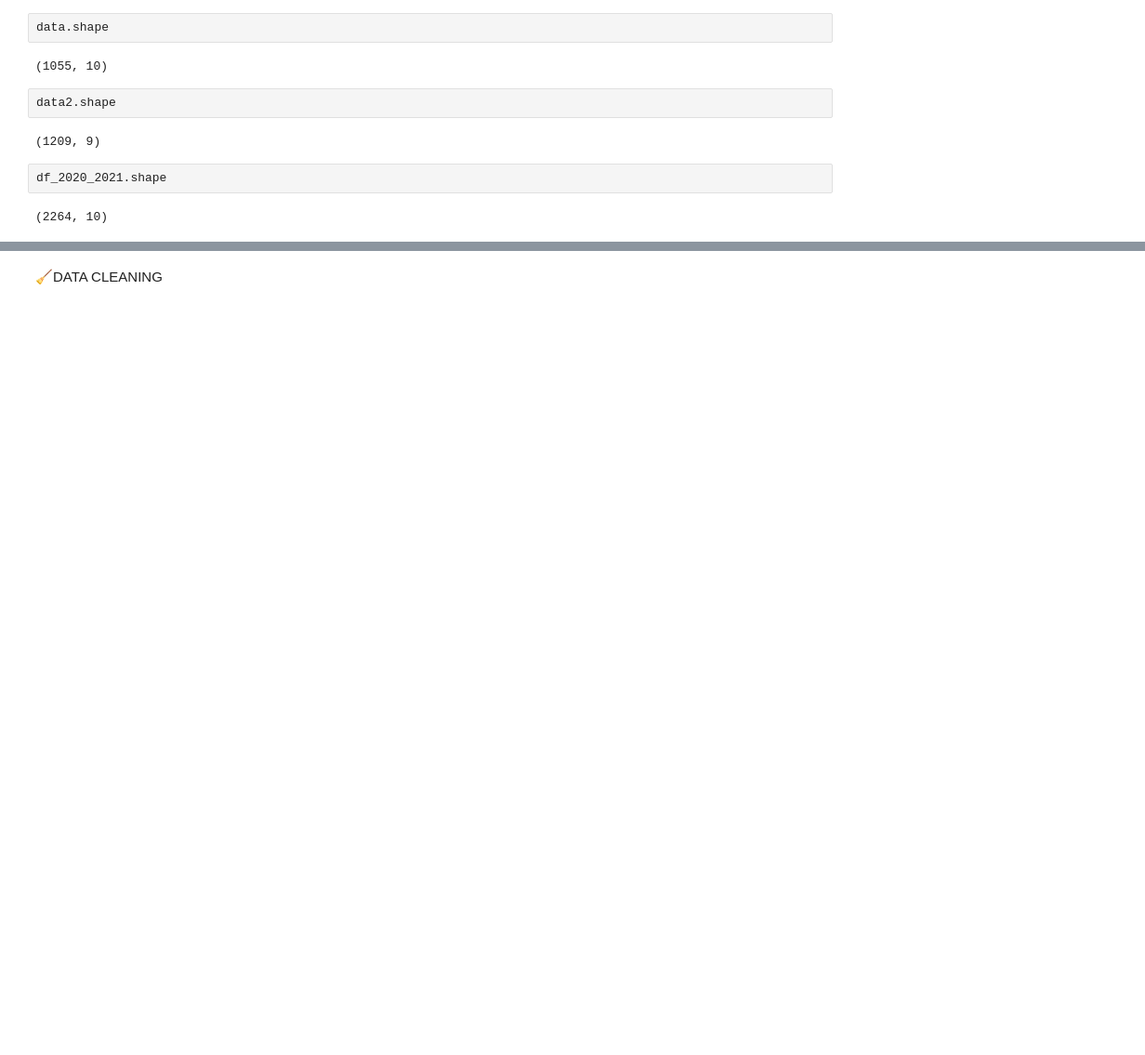
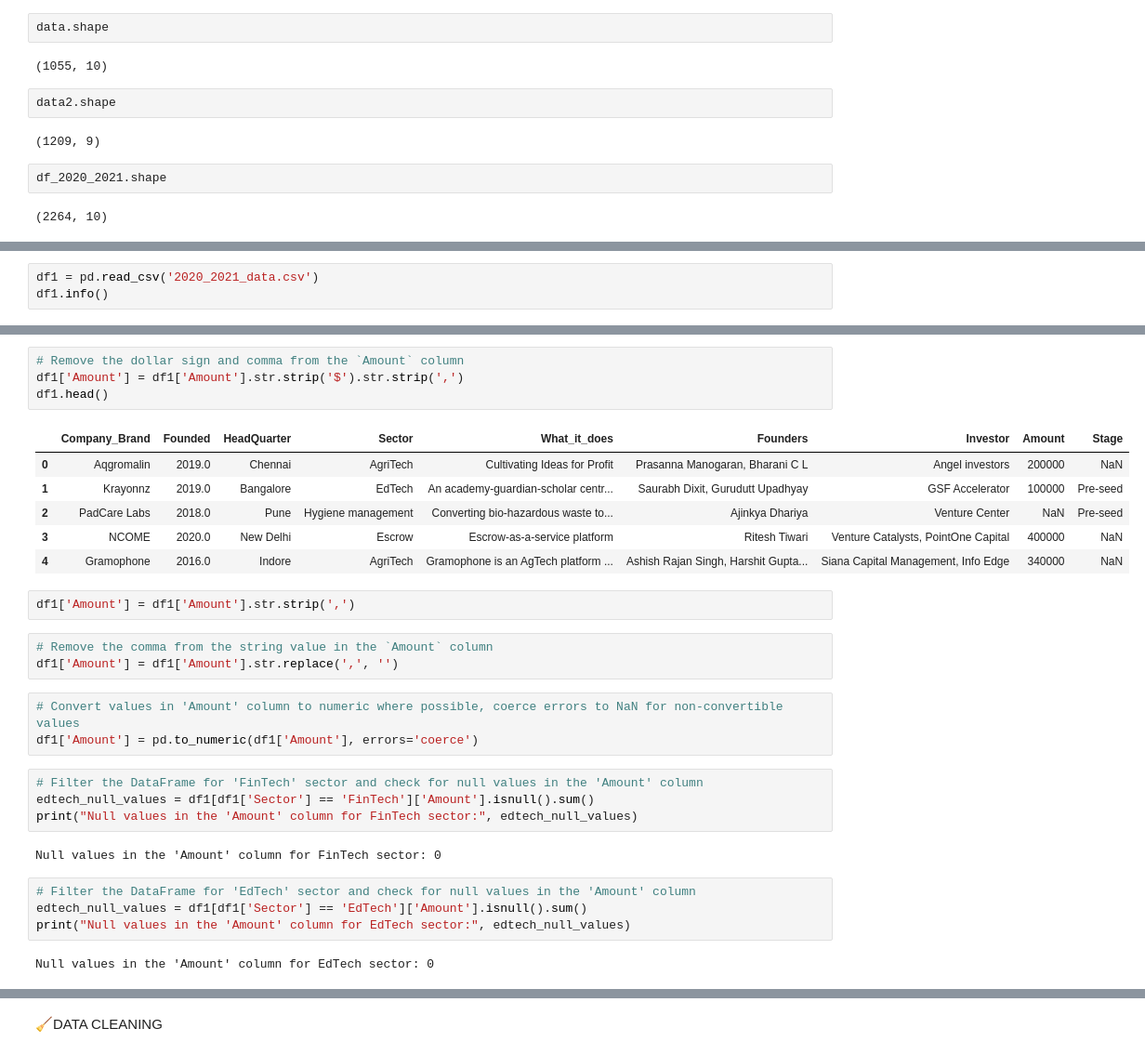
Before and after one commit to Nakkungu/LP1, a Jupyter notebook: LP1.ipynb, the cells around one changed output, grey strips where cells are left out. Shown: that part at 93% size. Saved outputs shown, nothing was run; the diff lists cells and outputs as text; blank space fills up the shorter version.

```diff
--- a/LP1.ipynb
+++ b/LP1.ipynb
@@ -79,0 +135,3 @@ df_2020_2021.shape
+# %%
+df1 = pd.read_csv('2020_2021_data.csv')
+df1.info()
@@ -79,0 +171,31 @@ df_2020_2021.shape
+# %%
+# Remove the dollar sign and comma from the `Amount` column
+df1['Amount'] = df1['Amount'].str.strip('$').str.strip(',')
+df1.head()
+# %% [output]
+|  | Company_Brand | Founded | HeadQuarter | Sector | What_it_does | Founders | Investor | Amount | Stage |
+| 0 | Aqgromalin | 2019.0 | Chennai | AgriTech | Cultivating Ideas for Profit | Prasanna Manogaran, Bharani C L | Angel investors | 200000 | NaN |
+| 1 | Krayonnz | 2019.0 | Bangalore | EdTech | An academy-guardian-scholar centr... | Saurabh Dixit, Gurudutt Upadhyay | GSF Accelerator | 100000 | Pre-seed |
+| 2 | PadCare Labs | 2018.0 | Pune | Hygiene management | Converting bio-hazardous waste to... | Ajinkya Dhariya | Venture Center | NaN | Pre-seed |
+| 3 | NCOME | 2020.0 | New Delhi | Escrow | Escrow-as-a-service platform | Ritesh Tiwari | Venture Catalysts, PointOne Capital | 400000 | NaN |
+| 4 | Gramophone | 2016.0 | Indore | AgriTech | Gramophone is an AgTech platform ... | Ashish Rajan Singh, Harshit Gupta... | Siana Capital Management, Info Edge | 340000 | NaN |
+# %%
+df1['Amount'] = df1['Amount'].str.strip(',')
+# %%
+# Remove the comma from the string value in the `Amount` column
+df1['Amount'] = df1['Amount'].str.replace(',', '')
+# %%
+# Convert values in 'Amount' column to numeric where possible, coerce errors to NaN for non-convertible values
+df1['Amount'] = pd.to_numeric(df1['Amount'], errors='coerce')
+# %%
+# Filter the DataFrame for 'FinTech' sector and check for null values in the 'Amount' column
+edtech_null_values = df1[df1['Sector'] == 'FinTech']['Amount'].isnull().sum()
+print("Null values in the 'Amount' column for FinTech sector:", edtech_null_values)
+# %% [output]
+Null values in the 'Amount' column for FinTech sector: 0
+# %%
+# Filter the DataFrame for 'EdTech' sector and check for null values in the 'Amount' column
+edtech_null_values = df1[df1['Sector'] == 'EdTech']['Amount'].isnull().sum()
+print("Null values in the 'Amount' column for EdTech sector:", edtech_null_values)
+# %% [output]
+Null values in the 'Amount' column for EdTech sector: 0
```
Also changed, not shown: parts of 36 cells of this notebook, 2 other files.
